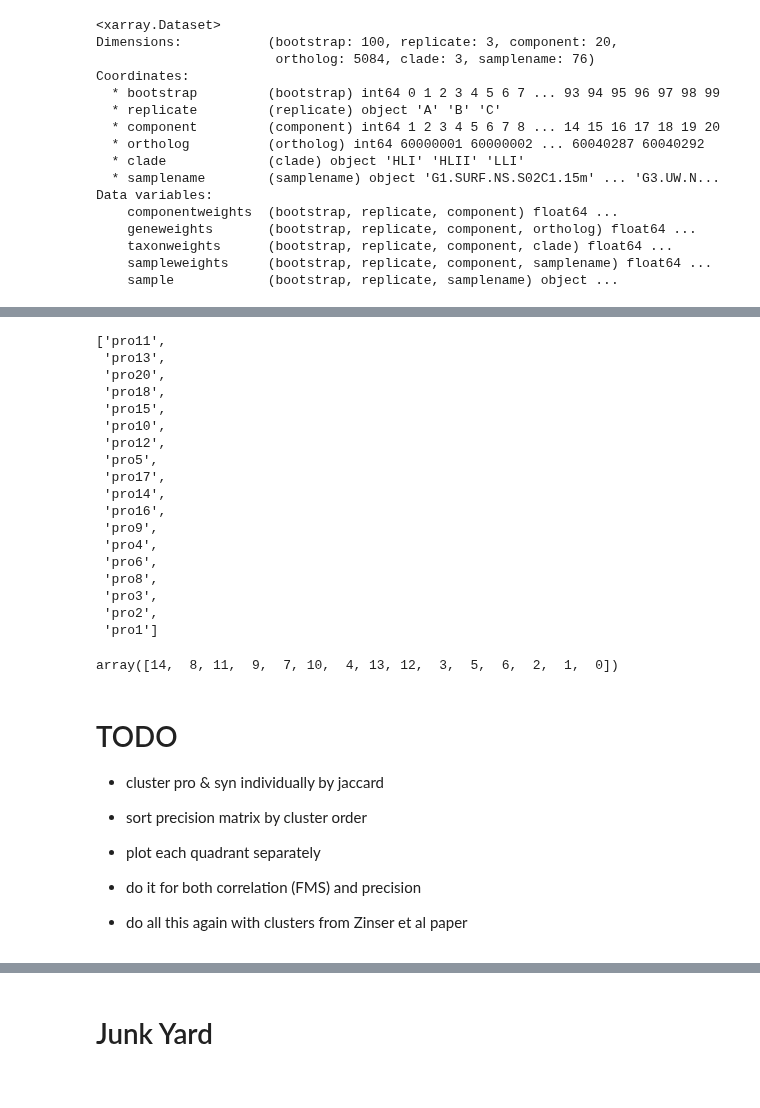
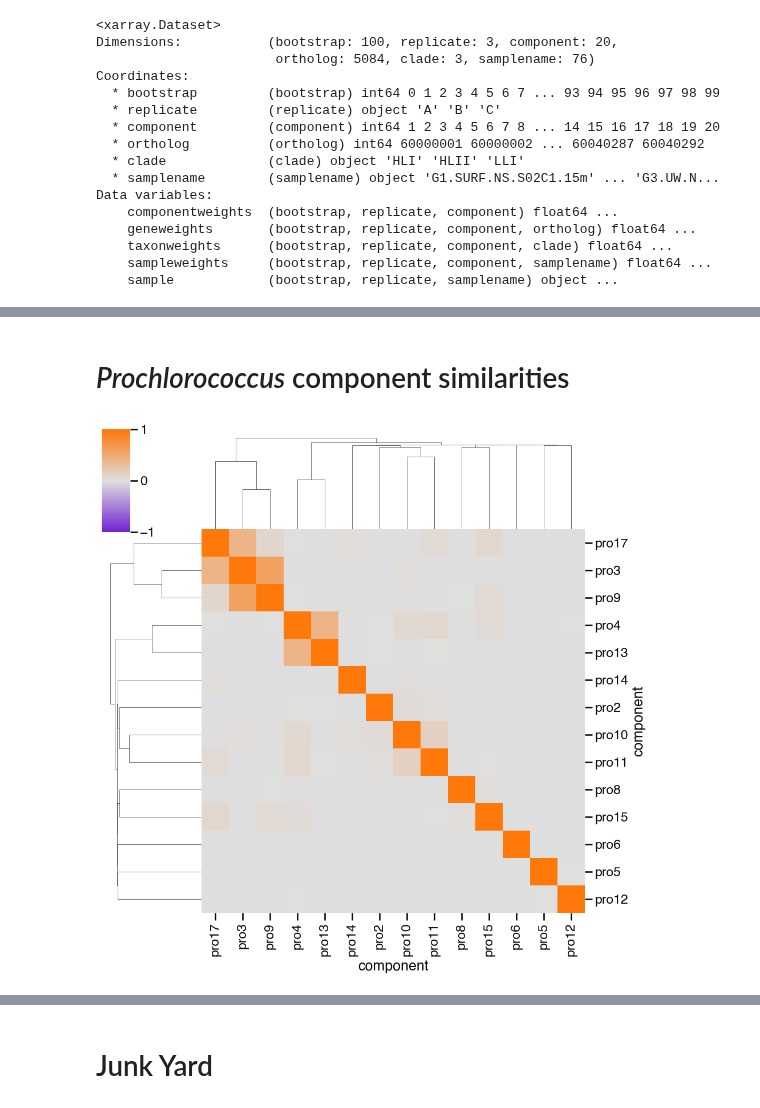
Before and after one commit to blasks/barnacle-manuscript, a Jupyter notebook: figures/6-clusters/cluster-correlation.ipynb, the cells around one changed output, grey strips where cells are left out. Drawn from its saved outputs; the diff is of its cells as text; code cells hidden in the pictures.

Commit message:
cleaned up correlation analysis

```diff
--- a/figures/6-clusters/cluster-correlation.ipynb
+++ b/figures/6-clusters/cluster-correlation.ipynb
@@ -351,35 +134,38 @@ TypeError: SparseCP.__init__() missing 1 required positional argument: 'lambdas'
-# %%
-pro_labels
-# %% [output]
-['pro11',
- 'pro13',
- 'pro20',
- 'pro18',
- 'pro15',
- 'pro10',
- 'pro12',
- 'pro5',
- 'pro17',
- 'pro14',
- 'pro16',
- 'pro9',
- 'pro4',
- 'pro6',
- 'pro8',
- 'pro3',
- 'pro2',
- 'pro1']
-# %%
-model.labels_
-# %% [output]
-array([14,  8, 11,  9,  7, 10,  4, 13, 12,  3,  5,  6,  2,  1,  0])
-# %% [markdown]
-# TODO
-
-- cluster pro & syn individually by jaccard
-- sort precision matrix by cluster order
-- plot each quadrant separately
-
-- do it for both correlation (FMS) and precision
-
-- do all this again with clusters from Zinser et al paper
+# %%
+# select only "robust" clusters
+
+pro_clusters = [
+    'pro2', 'pro3', 'pro4', 'pro5', 'pro6', 'pro8', 'pro9', 'pro10', 'pro11', 'pro12',
+    'pro13', 'pro14', 'pro15', 'pro17'
+]
+syn_clusters = [
+    'syn3', 'syn4', 'syn5', 'syn6', 'syn7', 'syn8', 'syn9', 'syn10', 'syn12', 'syn14', 'syn15'
+]
+robust_clusters = pro_clusters + syn_clusters
+# %% [markdown]
+# _Prochlorococcus_ component similarities
+# %%
+# Prochlorococcus gene weights
+
+# pull out pro gene weight data
+pro_gene_df = pro_ds.median(dim=['bootstrap', 'replicate']).geneweights.T.to_pandas()
+pro_gene_df = pro_gene_df.rename(columns=dict(zip(pro_gene_df.columns, [f"pro{i}" for i in pro_gene_df.columns])))
+
+# select only robust components
+pro_gene_df = pro_gene_df.loc[:, pro_clusters]
+
+# generate matrix of pairwise comparisons
+sim_df = pd.DataFrame(
+    pro_gene_df.corr(),
+#     cosine_similarity(pro_gene_df.T),
+    index=pro_gene_df.columns, columns=pro_gene_df.columns
+)
+
+# generate and save figure
+g = sns.clustermap(
+    sim_df,
+    cmap=div_cmap, vmin=-1, vmax=1, cbar_kws={'shrink': .5}
+)
+g.savefig('pro-geneweights-heatmap.png')
+# %% [output]
+[figure, added]
```
Also changed, not shown: parts of 31 cells of this notebook.
